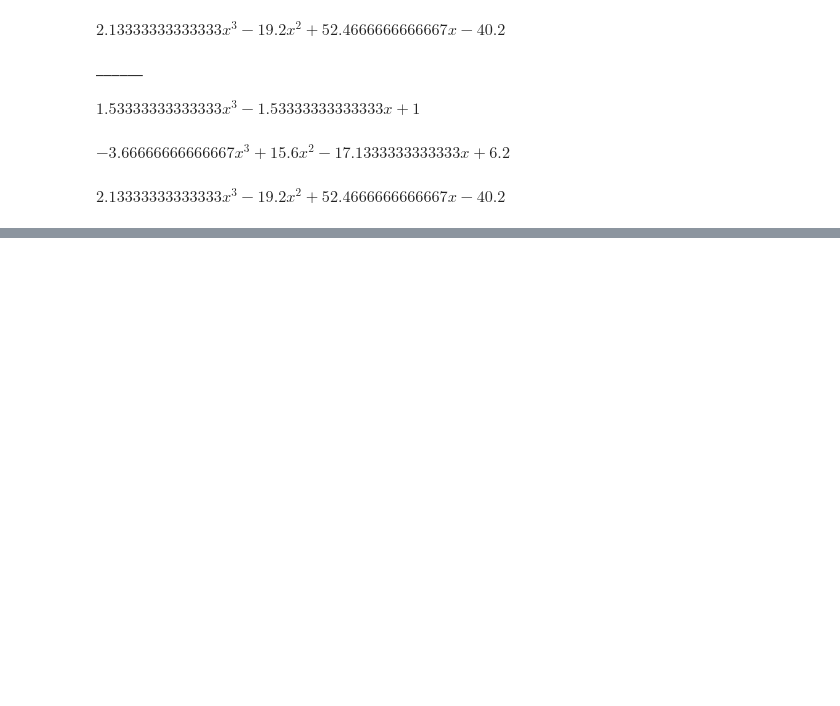
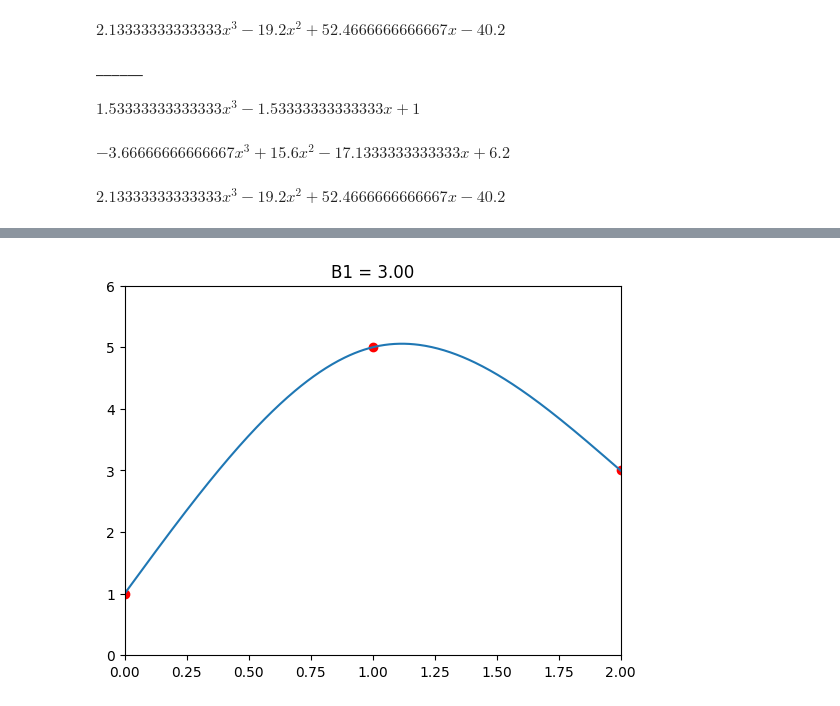
Before and after one commit to MatthewC-20/Taller-insano-04, a Jupyter notebook: splines_incomplete.ipynb, the cells around one changed output, grey strips where cells are left out. Cells and saved outputs as stored; diff of their text form; code cells hidden in the pictures; blank space fills up the shorter version.

```diff
--- a/splines_incomplete.ipynb
+++ b/splines_incomplete.ipynb
@@ -117,3 +117,87 @@ ______
 $\displaystyle 1.53333333333333 x^{3} - 1.53333333333333 x + 1$
 $\displaystyle - 3.66666666666667 x^{3} + 15.6 x^{2} - 17.1333333333333 x + 6.2$
 $\displaystyle 2.13333333333333 x^{3} - 19.2 x^{2} + 52.4666666666667 x - 40.2$
+# %%
+import numpy as np
+import sympy as sp
+import matplotlib.pyplot as plt
+from matplotlib.animation import FuncAnimation
+from IPython.display import HTML
+
+# 1) Definimos la función spline cúbico clamped
+def cubic_spline_clamped(xs, ys, B0, B1):
+    puntos = sorted(zip(xs, ys), key=lambda p: p[0])
+    xs = [p[0] for p in puntos]
+    ys = [p[1] for p in puntos]
+    n = len(xs) - 1
+    h = [xs[i+1] - xs[i] for i in range(n)]
+    alpha = [0.0]*(n+1)
+    alpha[0] = 3*(ys[1] - ys[0]) / h[0] - 3*B0
+    for i in range(1, n):
+        alpha[i] = (3/h[i])*(ys[i+1] - ys[i]) - (3/h[i-1])*(ys[i] - ys[i-1])
+    alpha[n] = 3*B1 - 3*(ys[n] - ys[n-1]) / h[n-1]
+
+    l = [1.0]
+    mu = [0.0]
+    z = [0.0]
+    for i in range(1, n):
+        li = 2*(xs[i+1] - xs[i-1]) - h[i-1]*mu[i-1]
+        l.append(li)
+        mu.append(h[i] / li)
+        z.append((alpha[i] - h[i-1]*z[i-1]) / li)
+    l.append(1.0)
+    z.append(0.0)
+
+    c = [0.0]*(n+1)
+    for j in range(n-1, -1, -1):
+        c[j] = z[j] - mu[j]*c[j+1]
+
+    x = sp.symbols('x')
+    splines = []
+    for j in range(n):
+        a = ys[j]
+        b = (ys[j+1] - ys[j]) / h[j] - (h[j]/3)*(2*c[j] + c[j+1])
+        d = (c[j+1] - c[j]) / (3*h[j])
+        Sj = a + b*(x - xs[j]) + c[j]*(x - xs[j])**2 + d*(x - xs[j])**3
+        splines.append(sp.lambdify(x, Sj, 'numpy'))
+    return splines
+
+# 2) Datos de ejemplo
+xs = [0, 1, 2]
+ys = [1, 5, 3]
+
+B0 = 1.0
+
+# 3) Preparamos la figura y artistas
+fig, ax = plt.subplots()
+x_vals = np.linspace(xs[0], xs[-1], 400)
+line, = ax.plot([], [])
+scatter = ax.scatter(xs, ys, color="red")
+
+def init():
+    ax.set_xlim(xs[0], xs[-1])
+    ax.set_ylim(min(ys) - 1, max(ys) + 1)
+    line.set_data([], [])
+    # Fijamos de nuevo los puntos
+    scatter.set_offsets(np.c_[xs, ys])
+    return line, scatter
+
+def update(B1):
+    funcs = cubic_spline_clamped(xs, ys, B0, B1)
+    y_vals = np.piecewise(
+        x_vals,
+        [(x_vals >= xs[i]) & (x_vals <= xs[i+1]) for i in range(len(xs)-1)],
+        funcs
+    )
+    line.set_data(x_vals, y_vals)
+    ax.set_title(f"B1 = {B1:.2f}")
+    return line, scatter
+
+# 4) Creamos y mostramos la animación
+B1_values = np.linspace(-3, 3, 61)
+anim = FuncAnimation(
+    fig, update, frames=B1_values,
+    init_func=init, blit=True, interval=200
+)
+HTML(anim.to_jshtml())
+# %% [output]
@@ -119,0 +205 @@ $\displaystyle 2.13333333333333 x^{3} - 19.2 x^{2} + 52.4666666666667 x - 40.2$
+[figure, added]
```
Also changed, not shown: parts of 1 cell of this notebook.
